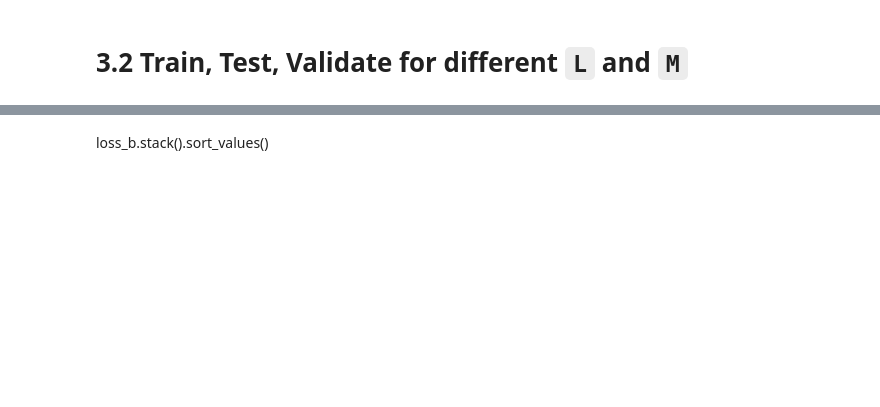
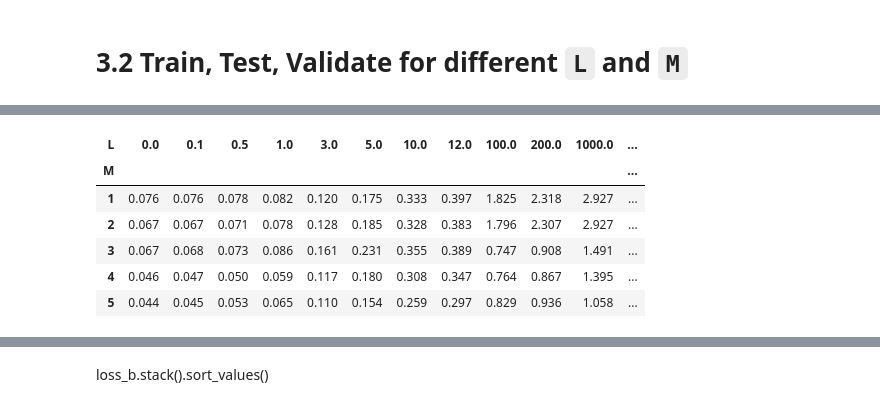
Before and after one commit to sshleifer/ml_6867, a Jupyter notebook: Problem3.ipynb, the cells around one changed output, grey strips where cells are left out. Cells and saved outputs as stored; diff of their text form; code cells hidden in the pictures; blank space fills up the shorter version.

```diff
--- a/Problem3.ipynb
+++ b/Problem3.ipynb
@@ -77,6 +74,12 @@ def ridge_loss(x, y, w=None, M=9, l=.5):
     if w is None:
         lh = np.linalg.inv(np.eye(axt.shape[1])*l+ axt.T.dot(axt))
         w = np.squeeze(lh.dot(axt.T.dot(y)))
+    yhat = axt.dot(w)
+    err = (yhat - np.squeeze(y))
+    assert err.shape == yhat.shape
+    mse = np.mean(err ** 2)
+    return mse
 
-    mse = np.mean(np.abs((axt.dot(w) - y) ** 2))
-    return mse
+def clf_w(Xtr, ytr, M=9, clf=Ridge()):
+    return np.squeeze(clf.fit(create_basis(Xtr, M=M)[0], ytr).coef_)
+    #clf.predict(create_basis(Xte, M=M)[0])
@@ -88,6 +89,6 @@ ridge_loss(cX, cY, M=0)
 # %%
-lspace = np.round(np.linspace(0, 10, 20), 2)
-mspace  = range(1, 10)
+lspace = [0, .1, .5, 1, 3,5,10, 12, 100, 200, 1000, 10000]
+mspace  = range(1, 6)
 def loss_map(cX, cY, lspace=lspace, mspace=mspace):
     return pd.DataFrame({l: pd.Series({m: ridge_loss(cX, cY,M=m, l=l)
                                 for m in mspace})
@@ -130,0 +147,10 @@ loss_b = oos_loss_map(BX, BY, AX, AY)
+# %%
+loss_a
+# %% [output]
+| L | 0.0 | 0.1 | 0.5 | 1.0 | 3.0 | 5.0 | 10.0 | 12.0 | 100.0 | 200.0 | 1000.0 | ... |
+| M |  |  |  |  |  |  |  |  |  |  |  | ... |
+| 1 | 0.076 | 0.076 | 0.078 | 0.082 | 0.120 | 0.175 | 0.333 | 0.397 | 1.825 | 2.318 | 2.927 | ... |
+| 2 | 0.067 | 0.067 | 0.071 | 0.078 | 0.128 | 0.185 | 0.328 | 0.383 | 1.796 | 2.307 | 2.927 | ... |
+| 3 | 0.067 | 0.068 | 0.073 | 0.086 | 0.161 | 0.231 | 0.355 | 0.389 | 0.747 | 0.908 | 1.491 | ... |
+| 4 | 0.046 | 0.047 | 0.050 | 0.059 | 0.117 | 0.180 | 0.308 | 0.347 | 0.764 | 0.867 | 1.395 | ... |
+| 5 | 0.044 | 0.045 | 0.053 | 0.065 | 0.110 | 0.154 | 0.259 | 0.297 | 0.829 | 0.936 | 1.058 | ... |
```
Also changed, not shown: parts of 67 cells of this notebook, 1 other file.
